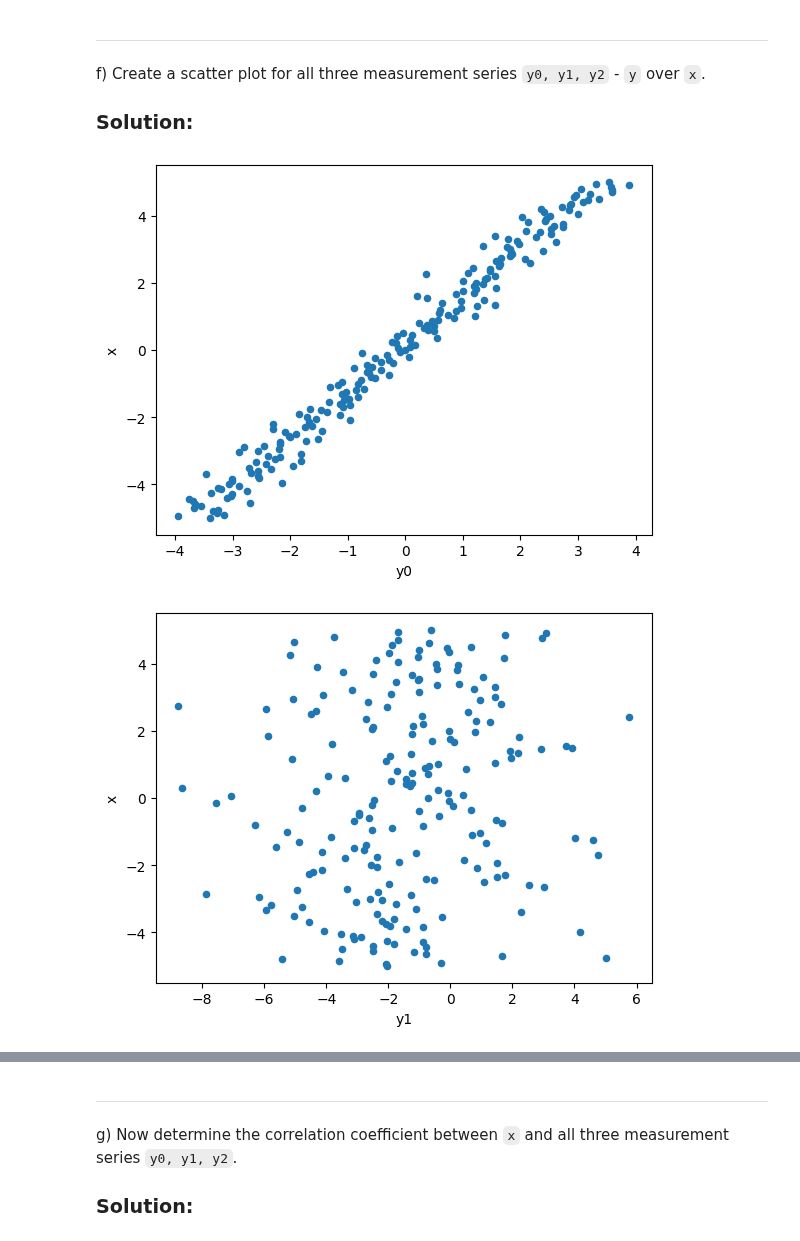
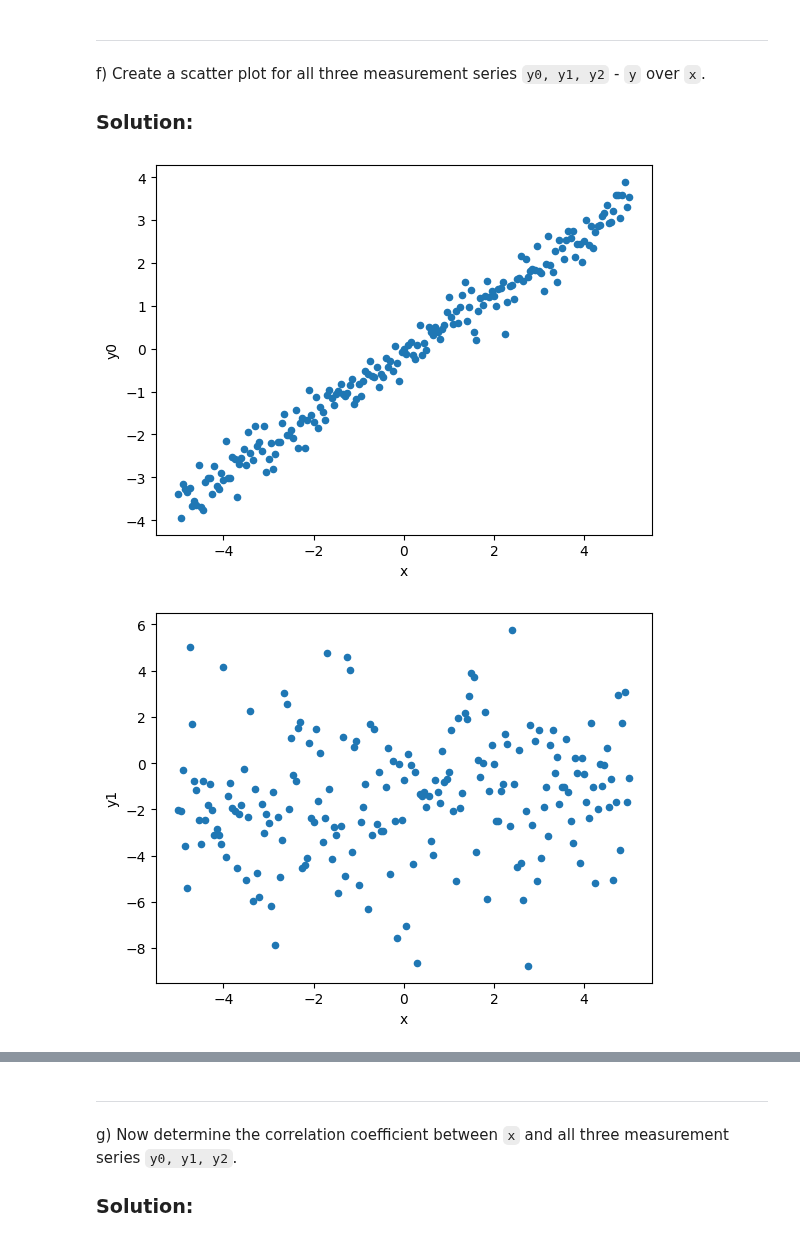
Before and after one commit to matteofrongillo/HSLU, a Jupyter notebook: 1. Semester/Python/SW09/SW09_Auftrag_en.ipynb, the cells around one changed output, grey strips where cells are left out. Saved outputs shown, nothing was run; the diff lists cells and outputs as text; code cells hidden in the pictures.

```diff
--- a/1. Semester/Python/SW09/SW09_Auftrag_en.ipynb
+++ b/1. Semester/Python/SW09/SW09_Auftrag_en.ipynb
@@ -278,17 +278,17 @@ f) Create a scatter plot for all three measurement series `y0, y1, y2` - `y` ove
 # %%
 dataframe_y0 = df[["x", "y0"]]
 
-dataframe_y0.plot(kind="scatter", x="y0", y="x")
+dataframe_y0.plot(kind="scatter", x="x", y="y0")
 plt.show()
 # %% [output]
-[figure, old version]
+[figure, new version]
 # %%
 dataframe_y0 = df[["x", "y1"]]
 
-dataframe_y0.plot(kind="scatter", x="y1", y="x")
+dataframe_y0.plot(kind="scatter", x="x", y="y1")
 plt.show()
 # %% [output]
-[figure, old version]
+[figure, new version]
 # %%
 dataframe_y0 = df[["x", "y2"]]
 
```
Also changed, not shown: parts of 1 cell of this notebook.
